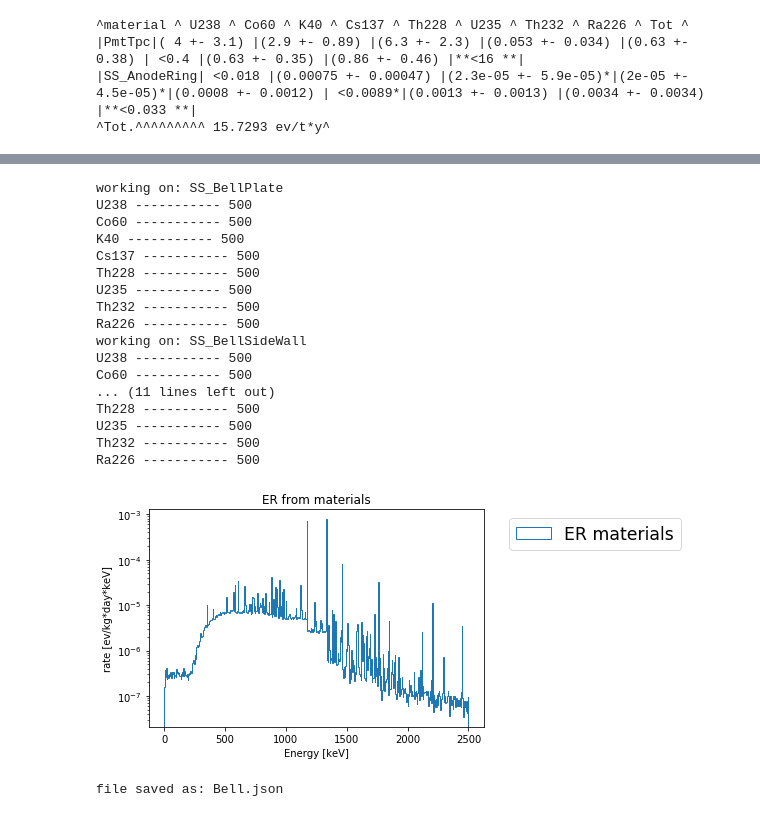
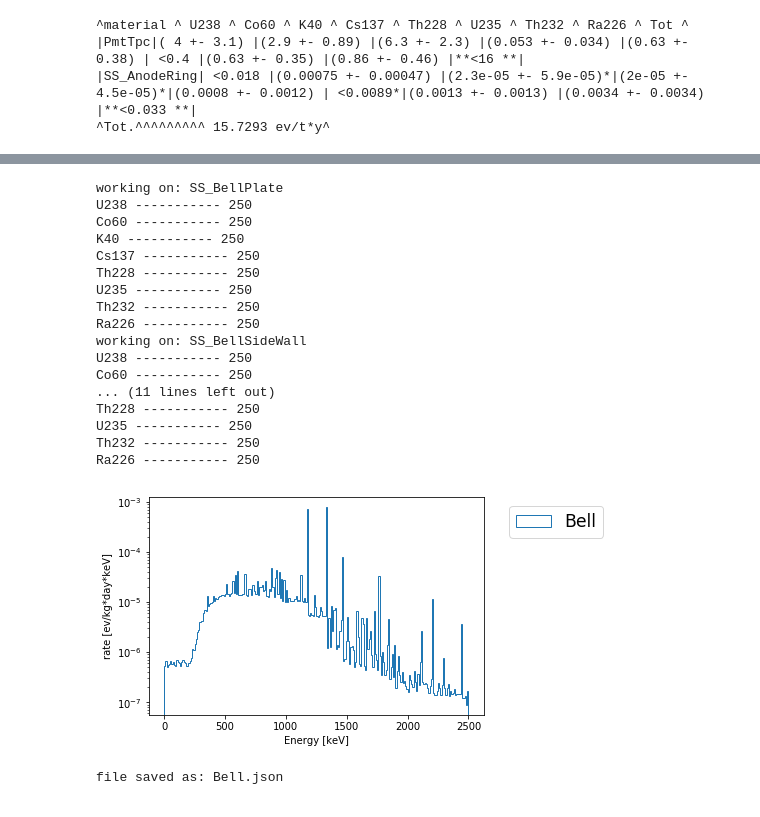
Before and after one commit to ariannarocchetti/MonteCarlo_ER, a Jupyter notebook: notebooks/er_background/analysis.ipynb, the cells around one changed output, grey strips where cells are left out. Cells and saved outputs as stored; diff of their text form; code cells hidden in the pictures.

```diff
--- a/notebooks/er_background/analysis.ipynb
+++ b/notebooks/er_background/analysis.ipynb
@@ -275,7 +194,7 @@ print_results(m_fv)
 # %%
 # PLOTS
 # %%
-bins = 500
+bins = 250
 min_val = 0
 max_val = 2500
 #plot cryostat
@@ -287,7 +206,7 @@ components = [
              "SS_InnerCryostatFlanges",
              "SS_InnerCryostat_bottomDome",
              ]
-values, bins_plt = plot_total_contribution(bins, min_val, max_val )
-make_spectrum(values, "Cryostat")
+values, bins_plt = plot_total_contribution(bins, min_val, max_val)
+make_spectrum(values, "Cryostat", bins, min_val, max_val)
 # %% [output]
 working on: OuterCryostat_Elongation
@@ -312,31 +231,31 @@ file saved as: Cryostat.json
 # %%
 #plot Bell
 components = [
              "SS_BellPlate",
              "SS_BellSideWall",
              "SS_BellSideWallBottomLip",
              ]
 values, bins_plt = plot_total_contribution(bins, min_val, max_val )
-make_spectrum(values, "Bell")
+make_spectrum(values, "Bell", bins, min_val, max_val)
 # %% [output]
 working on: SS_BellPlate
-U238 ----------- 500
-Co60 ----------- 500
-K40 ----------- 500
-Cs137 ----------- 500
-Th228 ----------- 500
-U235 ----------- 500
-Th232 ----------- 500
-Ra226 ----------- 500
+U238 ----------- 250
+Co60 ----------- 250
+K40 ----------- 250
+Cs137 ----------- 250
+Th228 ----------- 250
+U235 ----------- 250
+Th232 ----------- 250
+Ra226 ----------- 250
 working on: SS_BellSideWall
-U238 ----------- 500
-Co60 ----------- 500
+U238 ----------- 250
+Co60 ----------- 250
 ... (11 lines left out)
-Th228 ----------- 500
-U235 ----------- 500
-Th232 ----------- 500
-Ra226 ----------- 500
+Th228 ----------- 250
+U235 ----------- 250
+Th232 ----------- 250
+Ra226 ----------- 250
-[figure, old version]
+[figure, new version]
 file saved as: Bell.json
 # %%
 #plot Teflon
```
Also changed, not shown: parts of 8 cells of this notebook, 8 other files.
